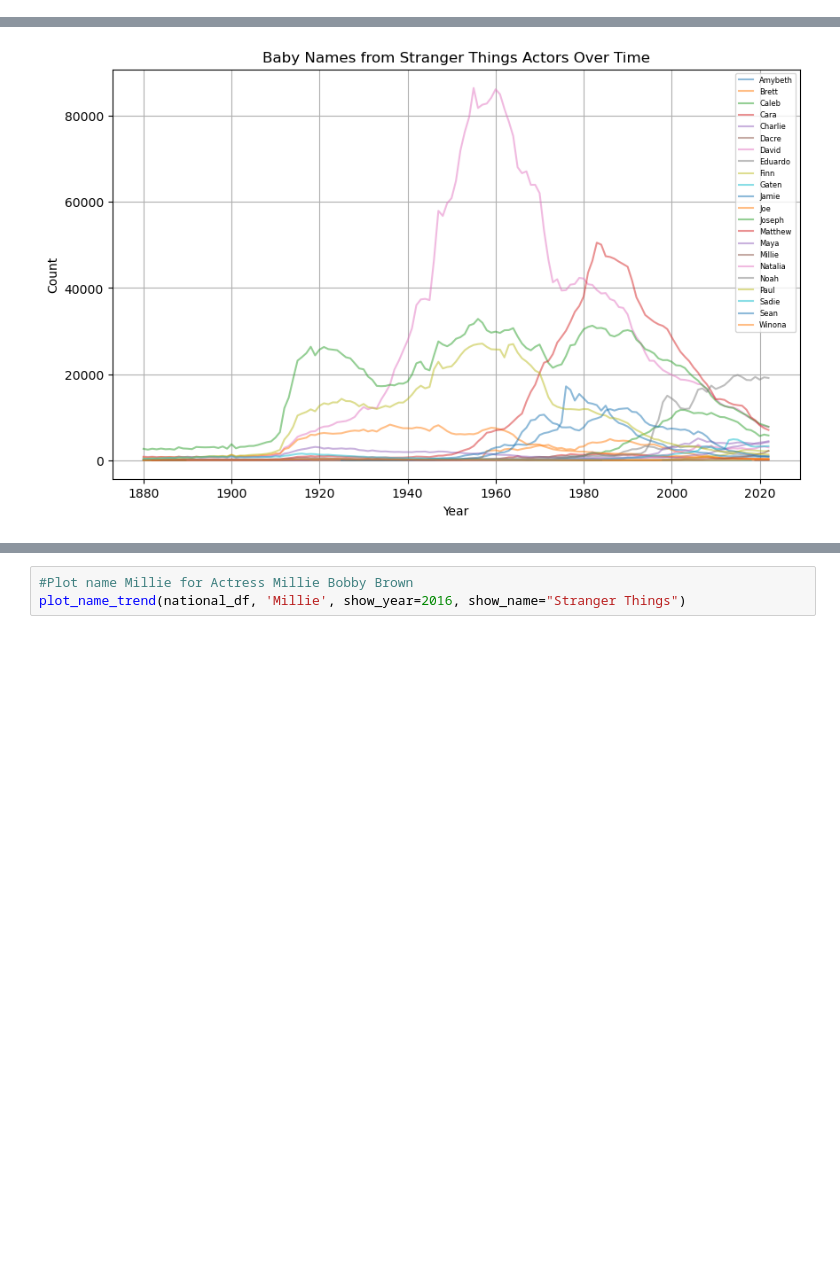
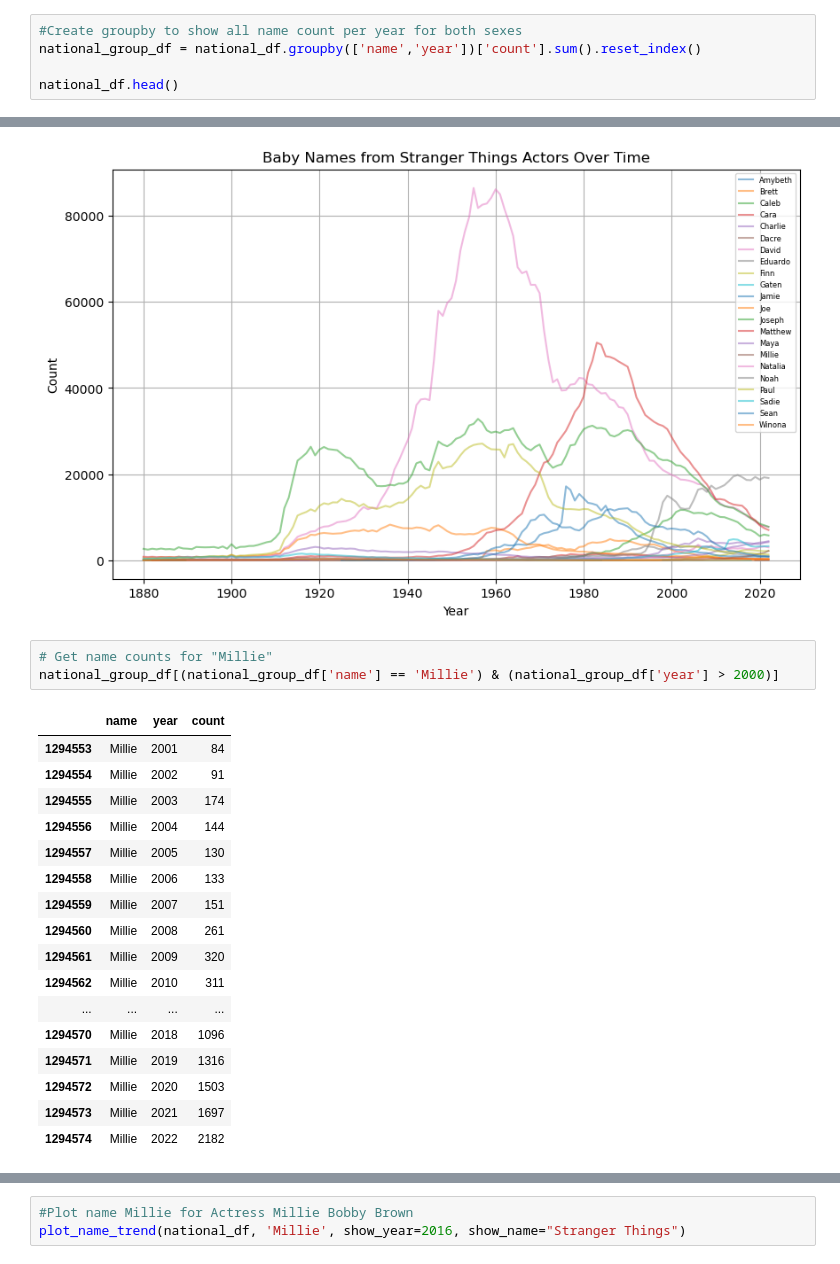
Before and after one commit to paulsch1/capstone, a Jupyter notebook: cap5a_popular_shows.ipynb, the cells around one changed output, grey strips where cells are left out. Cells and saved outputs as stored; diff of their text form; blank space fills up the shorter version.

```diff
--- a/cap5a_popular_shows.ipynb
+++ b/cap5a_popular_shows.ipynb
@@ -26,3 +26,8 @@ warnings.filterwarnings('ignore')
 national_df = pd.read_csv("Data/national_data.csv")
 #Load state data from SSA
 states_df = pd.read_csv("Data/states_data.csv")
+# %%
+#Create groupby to show all name count per year for both sexes
+national_group_df = national_df.groupby(['name','year'])['count'].sum().reset_index()
+
+national_df.head()
@@ -304,3 +334,24 @@ def on_hover(sel):
 plt.show()
 # %% [output]
 [figure]
+# %%
+# Get name counts for "Millie"
+national_group_df[(national_group_df['name'] == 'Millie') & (national_group_df['year'] > 2000)]
+# %% [output]
+|  | name | year | count |
+| 1294553 | Millie | 2001 | 84 |
+| 1294554 | Millie | 2002 | 91 |
+| 1294555 | Millie | 2003 | 174 |
+| 1294556 | Millie | 2004 | 144 |
+| 1294557 | Millie | 2005 | 130 |
+| 1294558 | Millie | 2006 | 133 |
+| 1294559 | Millie | 2007 | 151 |
+| 1294560 | Millie | 2008 | 261 |
+| 1294561 | Millie | 2009 | 320 |
+| 1294562 | Millie | 2010 | 311 |
+| ... | ... | ... | ... |
+| 1294570 | Millie | 2018 | 1096 |
+| 1294571 | Millie | 2019 | 1316 |
+| 1294572 | Millie | 2020 | 1503 |
+| 1294573 | Millie | 2021 | 1697 |
+| 1294574 | Millie | 2022 | 2182 |
```
Also changed, not shown: parts of 14 cells of this notebook.
